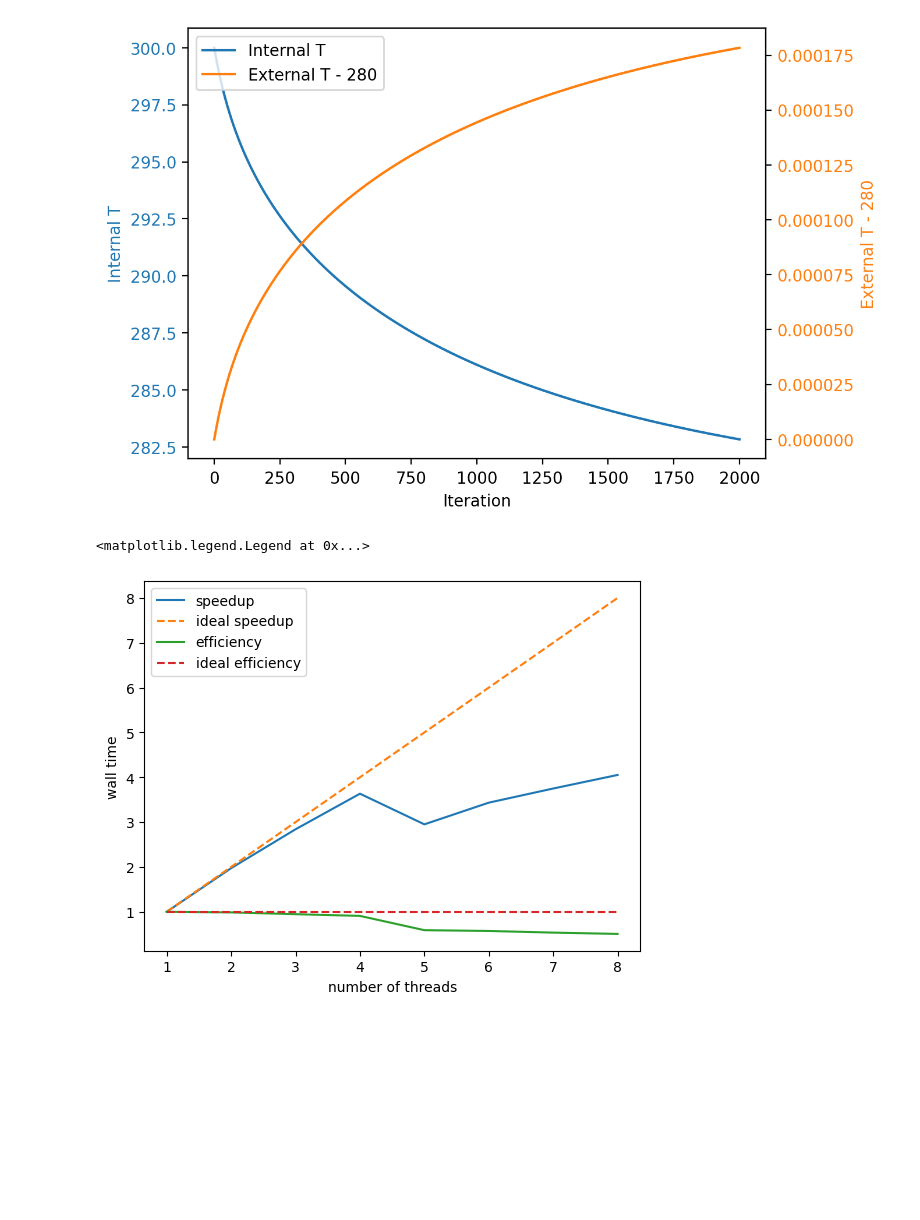
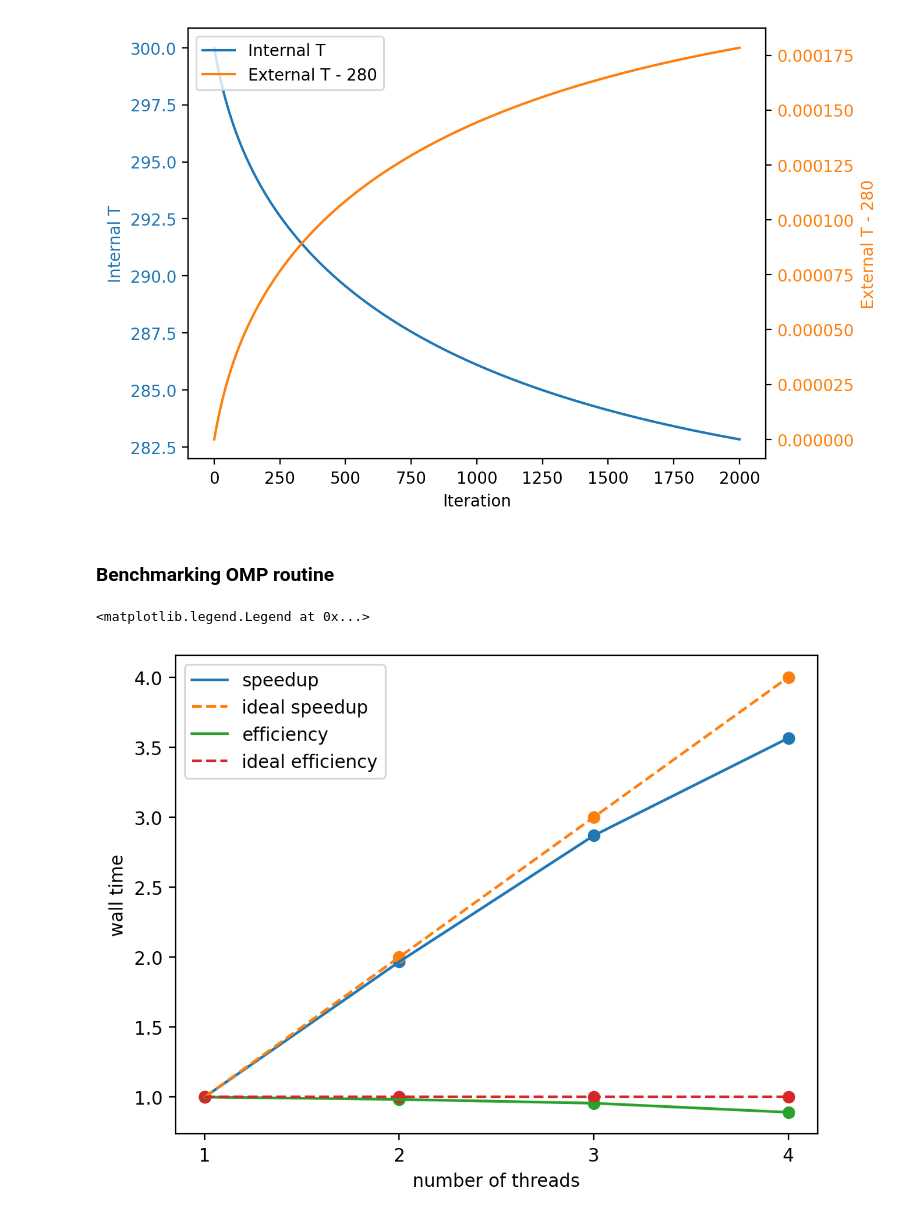
Before and after one commit to RaffaeleSabatini/Thermal-diffusion-simulation, a Jupyter notebook: plots.ipynb, the cells around one changed output. Cells and saved outputs as stored; diff of their text form; code cells hidden in the pictures; blank space fills up the shorter version.

Commit message:
plots

```diff
--- a/plots.ipynb
+++ b/plots.ipynb
@@ -83,19 +83,42 @@ ax1.legend(lines, labels, loc="upper left")
 plt.show()
 # %% [output]
 [figure]
+# %% [markdown]
+### Benchmarking OMP routine
 # %%
-times = np.array([43.68, 22.14, 15.38, 12.02, 14.805, 12.72, 11.65, 10.78])
-n_threads = np.arange(1, 9)
-speedup = times[0]/times
-efficiency = speedup/n_threads
+data_files = sorted(glb.glob("thread-scaling/*"))
+n_threads = len(data_files)
+wall_time = np.zeros(n_threads)
+for i, df in enumerate(data_files):
+    data = pd.read_csv(df, sep=" ")
+    wall_time[i] = data["elapsed-time"].iloc[-1]
 
-plt.plot(n_threads, speedup, label="speedup")
-plt.plot(n_threads, n_threads, "--", label="ideal speedup")
-plt.plot(n_threads, efficiency, label="efficiency")
-plt.plot(n_threads, np.ones(shape=8), "--", label="ideal efficiency")
+speedup = wall_time[0]/wall_time
+thr_num = np.arange(n_threads)+1
+efficiency = speedup/thr_num
+
+fig, ax = plt.subplots(dpi=200)
+ax.plot(thr_num, speedup, label="speedup")
+ax.scatter(thr_num, speedup)
+
+ax.plot(thr_num, thr_num, "--", label="ideal speedup")
+ax.scatter(thr_num, thr_num)
+
+ax.plot(thr_num, efficiency, label="efficiency")
+ax.scatter(thr_num, efficiency)
+
+ax.plot(thr_num, np.ones(shape=n_threads), "--", label="ideal efficiency")
+ax.scatter(thr_num, np.ones(shape=n_threads))
+
+ax.set_xticks(thr_num)
+
 plt.xlabel("number of threads")
 plt.ylabel("wall time")
 plt.legend()
+
+#
+# Da fare confronto con mac su stessi grafici (2 axes: uno per speedup e uno per effic)
+#
 # %% [output]
 <matplotlib.legend.Legend at 0x...>
-[figure, old version]
+[figure, new version]
```
